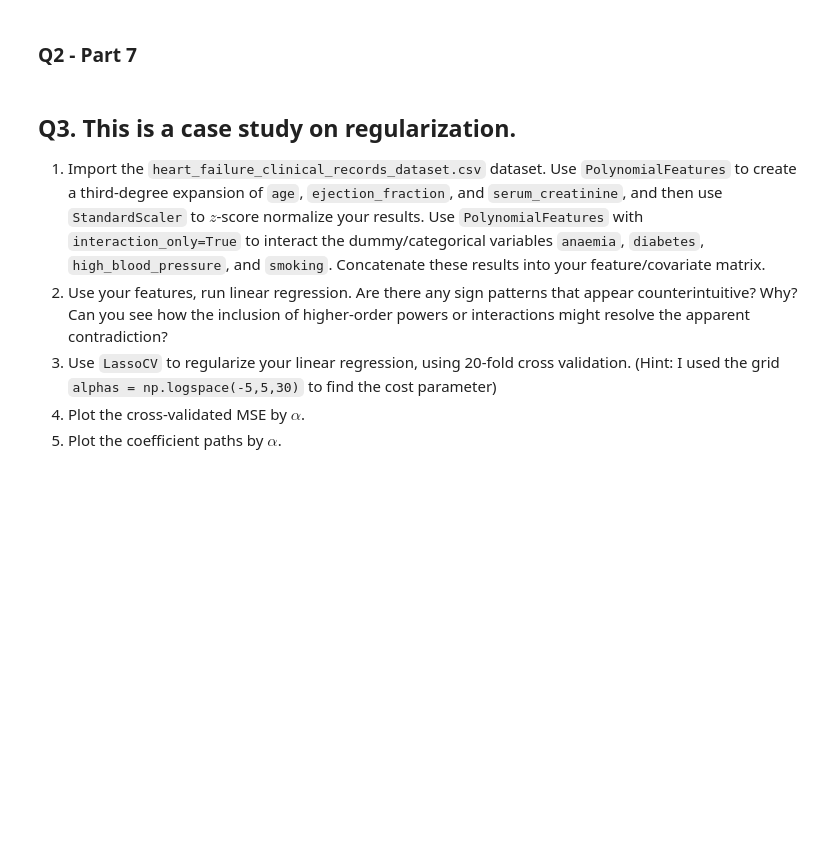
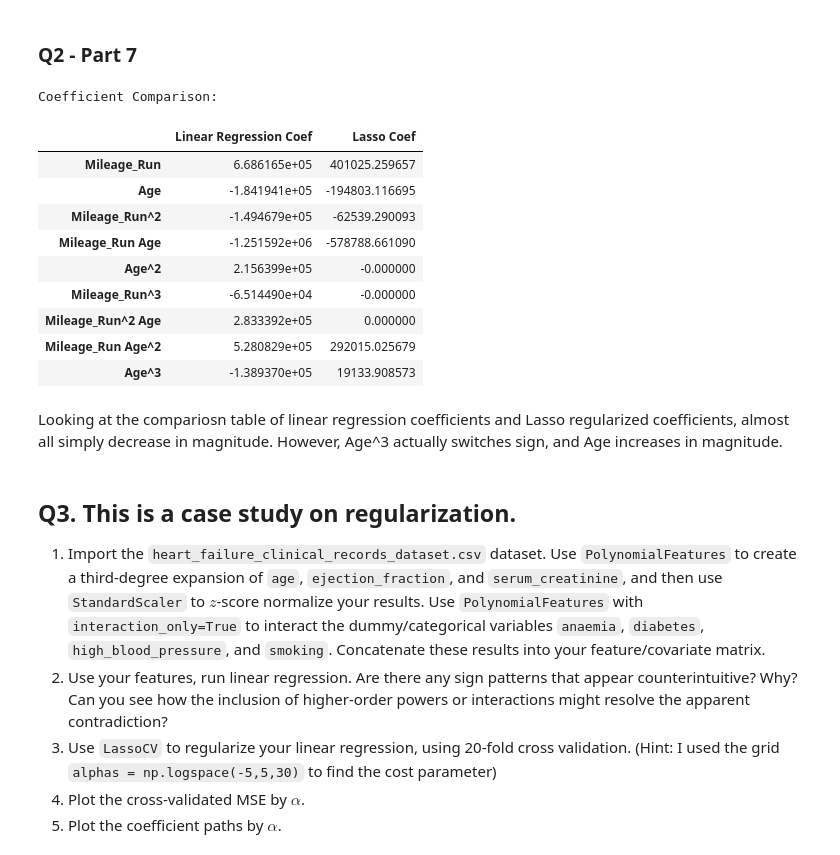
Before and after one commit to thomashooks53/undergrad_ml_assignments, a Jupyter notebook: 04_assignment_regularization.ipynb, the cells around one changed output. Drawn from its saved outputs; the diff is of its cells as text; code cells hidden in the pictures; blank space fills up the shorter version.

```diff
--- a/04_assignment_regularization.ipynb
+++ b/04_assignment_regularization.ipynb
@@ -46,2 +144,15 @@
 # %% [markdown]
 ### Q2 - Part 2
+# %%
+from sklearn.linear_model import LinearRegression
+
+y_Q2 = cars_df['Price']
+
+lin_reg = LinearRegression()
+lin_reg.fit(X_q2_scaled_df, y_Q2)
+
+coefficients = pd.Series(lin_reg.coef_, index=X_q2_scaled_df.columns)
+
+interaction_coef = coefficients['Mileage_Run Age']
+
+print(f"Coefficient for 'Mileage_Run Age' interaction term: {interaction_coef:.2f}")
@@ -56,5 +275,30 @@
 # %% [markdown]
 ### Q2 - Part 7
+# %%
+lin_reg_coefs = pd.Series(lin_reg.coef_, index=X_q2_scaled_df.columns)
+lasso_coefs = pd.Series(lasso_cv.coef_, index=X_q2_scaled_df.columns)
+
+comparison_df = pd.DataFrame({
+    'Linear Regression Coef': lin_reg_coefs,
+    'Lasso Coef': lasso_coefs
+})
+
+print("Coefficient Comparison:")
+display(comparison_df)
+# %% [output]
+Coefficient Comparison:
+|  | Linear Regression Coef | Lasso Coef |
+| Mileage_Run | 6.686165e+05 | 401025.259657 |
+| Age | -1.841941e+05 | -194803.116695 |
+| Mileage_Run^2 | -1.494679e+05 | -62539.290093 |
+| Mileage_Run Age | -1.251592e+06 | -578788.661090 |
+| Age^2 | 2.156399e+05 | -0.000000 |
+| Mileage_Run^3 | -6.514490e+04 | -0.000000 |
+| Mileage_Run^2 Age | 2.833392e+05 | 0.000000 |
+| Mileage_Run Age^2 | 5.280829e+05 | 292015.025679 |
+| Age^3 | -1.389370e+05 | 19133.908573 |
+# %% [markdown]
+Looking at the compariosn table of linear regression coefficients and Lasso regularized coefficients, almost all simply decrease in magnitude. However, Age^3 actually switches sign, and Age increases in magnitude.
 # %% [markdown]
 ## **Q3.** This is a case study on regularization.
 
```
Also changed, not shown: parts of 13 cells of this notebook.
